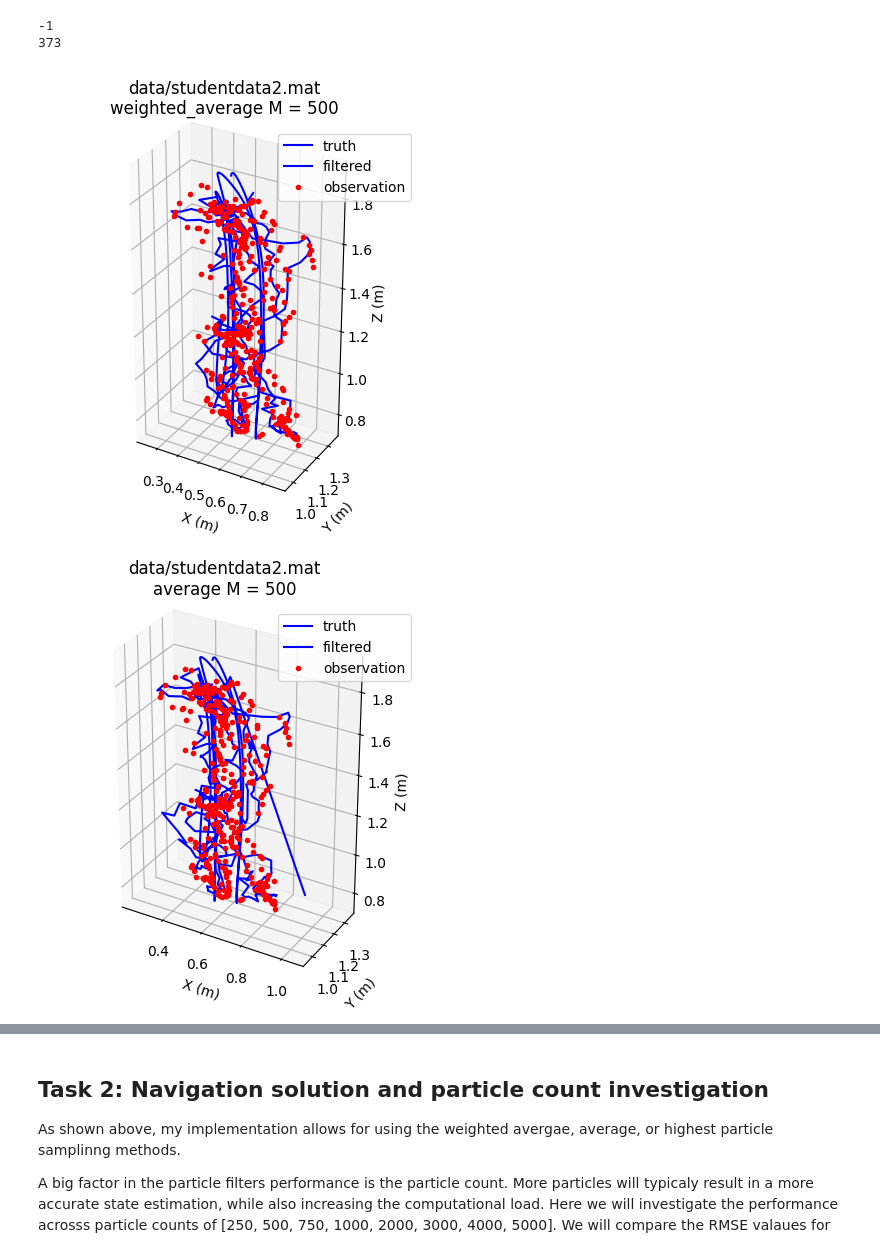
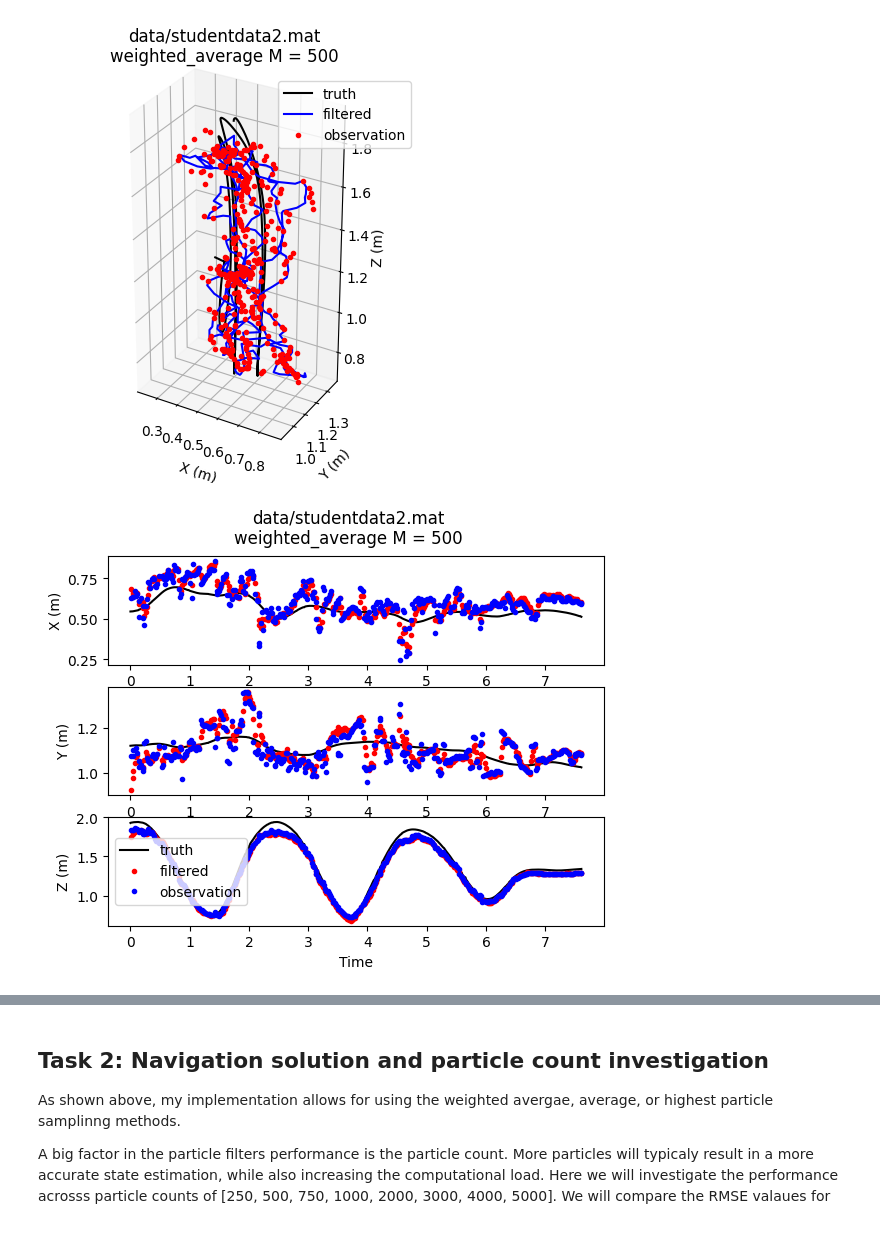
Before and after one commit to pjcrann219/Advanced-Robotic-Navigation, a Jupyter notebook: Nonparametric_Filtering/Nonparametric_Filter.ipynb, the cells around one changed output, grey strips where cells are left out. Cells and saved outputs as stored; diff of their text form; code cells hidden in the pictures.

```diff
--- a/Nonparametric_Filtering/Nonparametric_Filter.ipynb
+++ b/Nonparametric_Filtering/Nonparametric_Filter.ipynb
@@ -26,11 +27,13 @@ R and Q matricies: The measurement covariance matrix R is reused from the Nonlin
 An example of the particle filter is shown below on dataset 2, with 500 particles. The results are plotted for the weighted average, average, and highest particle methods of extracting a state from the distribution.
 # %%
 PF_data2 = ParticleFilter('data/studentdata2.mat', M = 500, debug=False)
+
 PF_data2.plotResults3D(sampling='weighted_average')
+PF_data2.plotResults(sampling='weighted_average')
 PF_data2.plotResults3D(sampling='average')
+PF_data2.plotResults(sampling='average')
 PF_data2.plotResults3D(sampling='highest')
+PF_data2.plotResults(sampling='highest')
 # %% [output]
--1
-373
-[figure, old version]
+[figure, new version]
-[figure, old version]
+[figure, new version]
```
Also changed, not shown: parts of 7 cells of this notebook, 4 other files.
